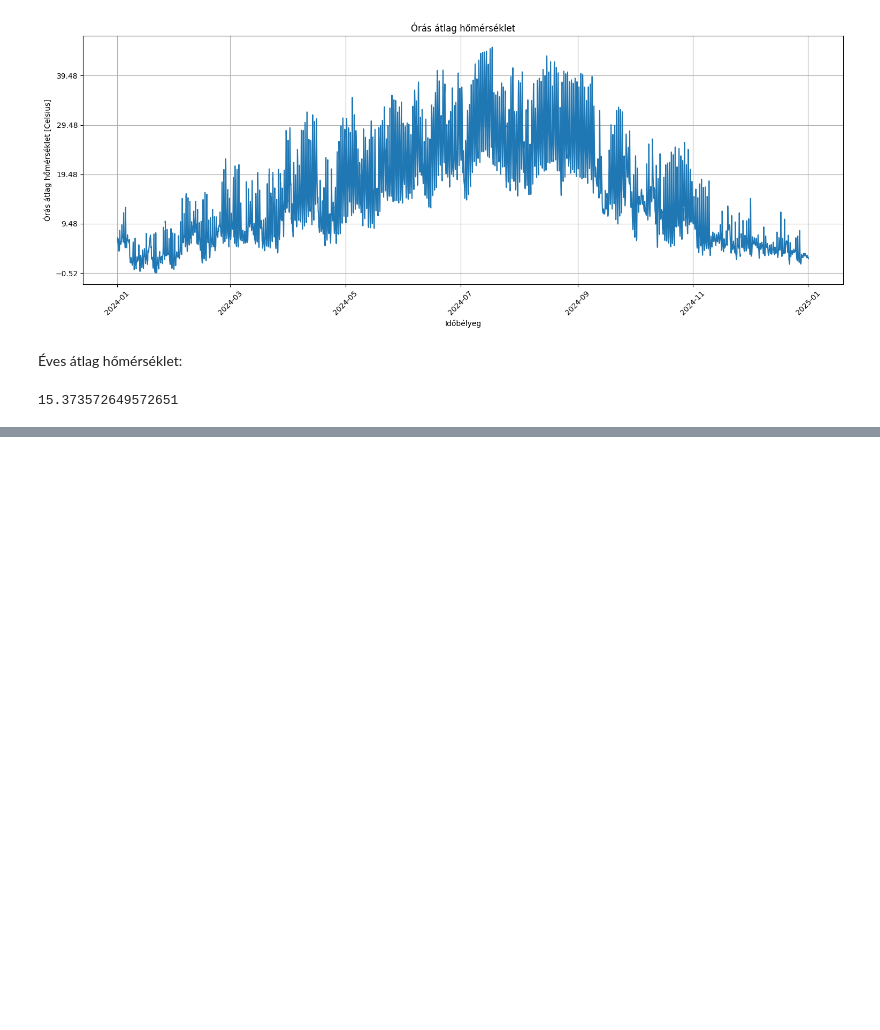
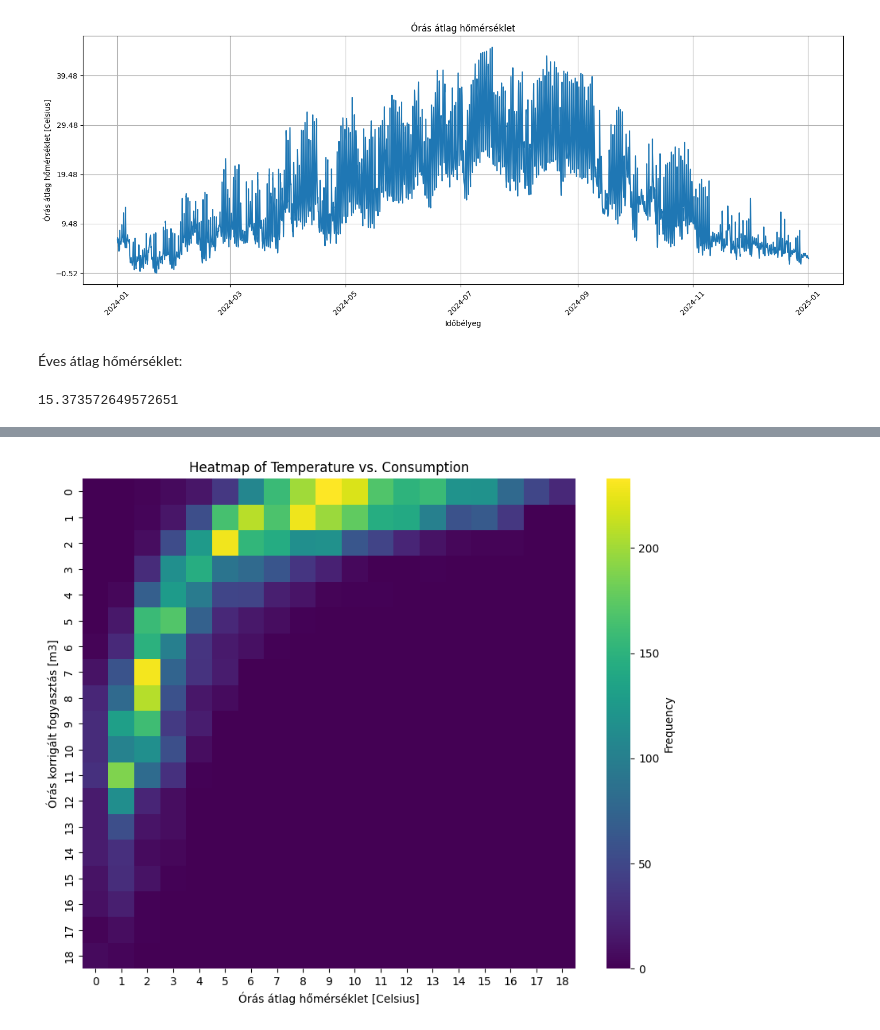
Before and after one commit to happiness133-python/EnergyConsumption, a Jupyter notebook: Combined_2024.ipynb, the cells around one changed output, grey strips where cells are left out. Saved outputs shown, nothing was run; the diff lists cells and outputs as text; code cells hidden in the pictures; blank space fills up the shorter version.

```diff
--- a/Combined_2024.ipynb
+++ b/Combined_2024.ipynb
@@ -68,0 +119,32 @@ print(yearly_average_temperature)
+# %%
+import seaborn as sns
+
+# Assuming 'consumption' is your DataFrame
+
+# Convert relevant columns to numeric, handling errors
+consumption['Órás korrigált fogyasztás [m3]'] = pd.to_numeric(consumption['Órás korrigált fogyasztás [m3]'], errors='coerce')
+consumption['Órás átlag hőmérséklet [Celsius]'] = pd.to_numeric(consumption['Órás átlag hőmérséklet [Celsius]'], errors='coerce')
+
+# Drop rows with NaN values in the relevant columns
+consumption = consumption.dropna(subset=['Órás korrigált fogyasztás [m3]', 'Órás átlag hőmérséklet [Celsius]'])
+
+# Define bin edges for temperature and consumption
+temp_bins = np.linspace(consumption['Órás átlag hőmérséklet [Celsius]'].min(), consumption['Órás átlag hőmérséklet [Celsius]'].max(), 20)
+cons_bins = np.linspace(consumption['Órás korrigált fogyasztás [m3]'].min(), consumption['Órás korrigált fogyasztás [m3]'].max(), 20)
+
+# Create a 2D histogram (heatmap data)
+heatmap_data, xedges, yedges = np.histogram2d(
+    consumption['Órás átlag hőmérséklet [Celsius]'],
+    consumption['Órás korrigált fogyasztás [m3]'],
+    bins=[temp_bins, cons_bins]
+)
+
+# Create the heatmap
+plt.figure(figsize=(10, 8))
+sns.heatmap(heatmap_data.T, cmap='viridis', cbar_kws={'label': 'Frequency'})
+plt.xlabel('Órás átlag hőmérséklet [Celsius]')
+plt.ylabel('Órás korrigált fogyasztás [m3]')
+plt.title('Heatmap of Temperature vs. Consumption')
+plt.show()
+# %% [output]
+[figure, added]
```
Also changed, not shown: parts of 4 cells of this notebook.
